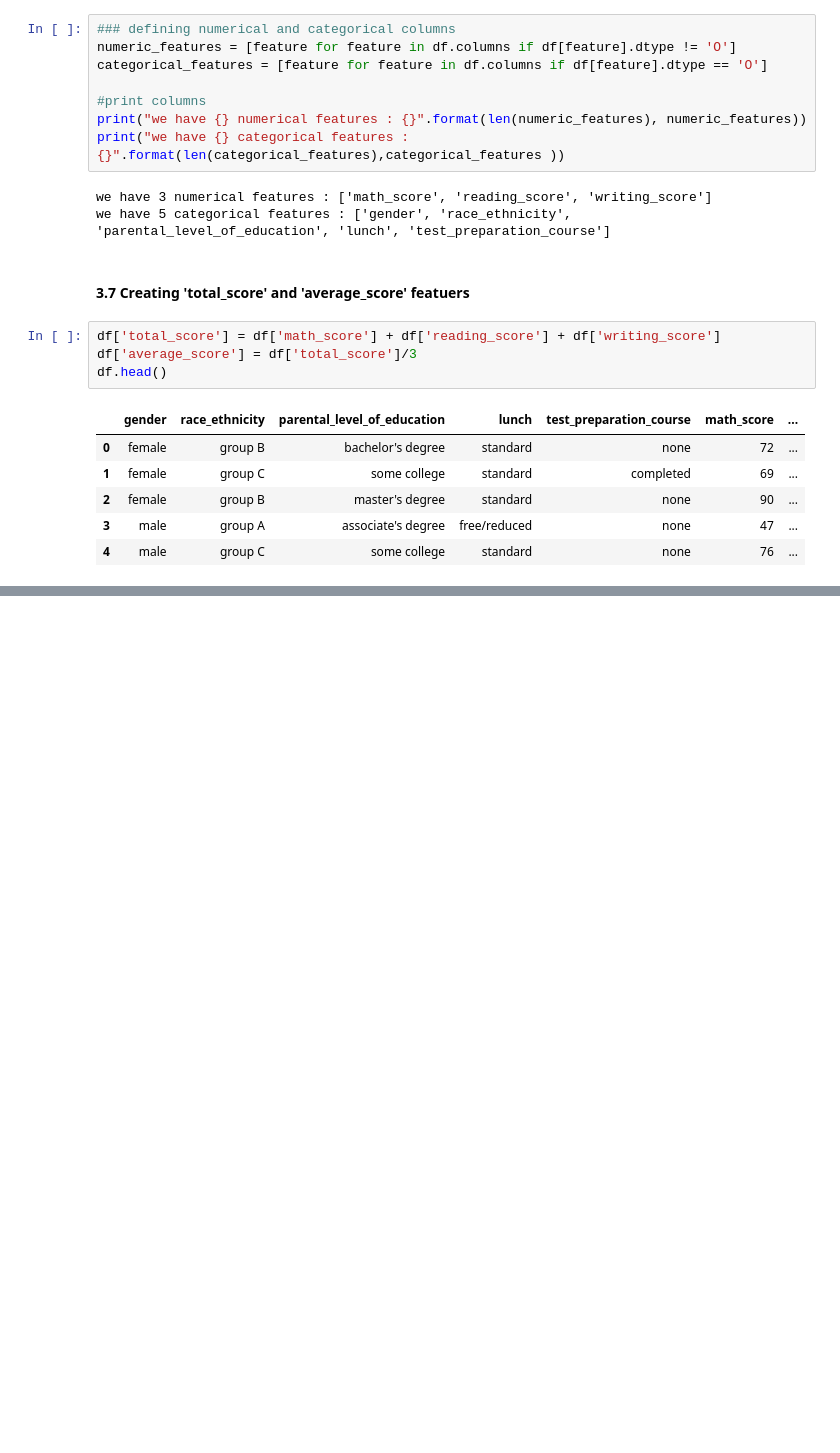
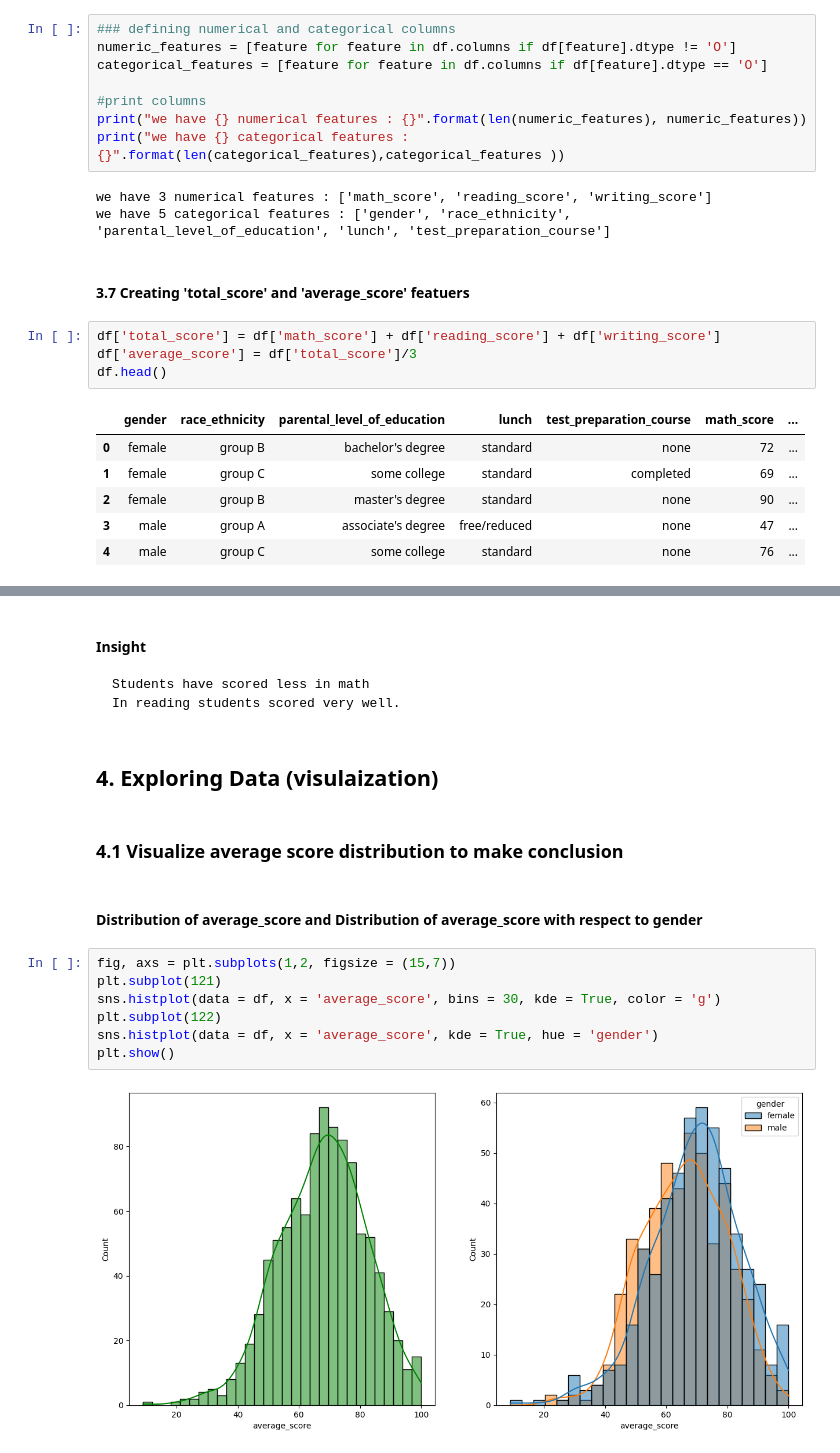
Before and after one commit to AbdulRasheed1011/Project1, a Jupyter notebook: notebook/EDA.ipynb, the cells around one changed output, grey strips where cells are left out. Saved outputs shown, nothing was run; the diff lists cells and outputs as text; blank space fills up the shorter version.

```diff
--- a/notebook/EDA.ipynb
+++ b/notebook/EDA.ipynb
@@ -207,0 +232,19 @@ df.head()
+# %% [markdown]
+#### Insight
+    Students have scored less in math
+    In reading students scored very well.
+# %% [markdown]
+## 4. Exploring Data (visulaization)
+# %% [markdown]
+### 4.1 Visualize average score distribution to make conclusion
+# %% [markdown]
+#### Distribution of average_score and Distribution of average_score with respect to gender
+# %%
+fig, axs = plt.subplots(1,2, figsize = (15,7))
+plt.subplot(121)
+sns.histplot(data = df, x = 'average_score', bins = 30, kde = True, color = 'g')
+plt.subplot(122)
+sns.histplot(data = df, x = 'average_score', kde = True, hue = 'gender')
+plt.show()
+# %% [output]
+[figure, added]
```
Also changed, not shown: parts of 15 cells of this notebook.
